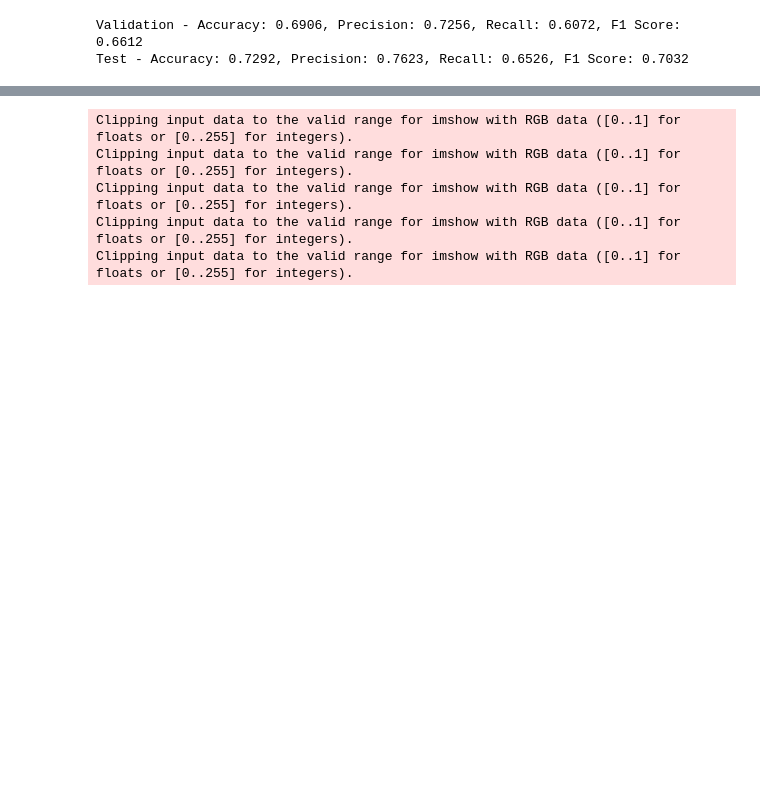
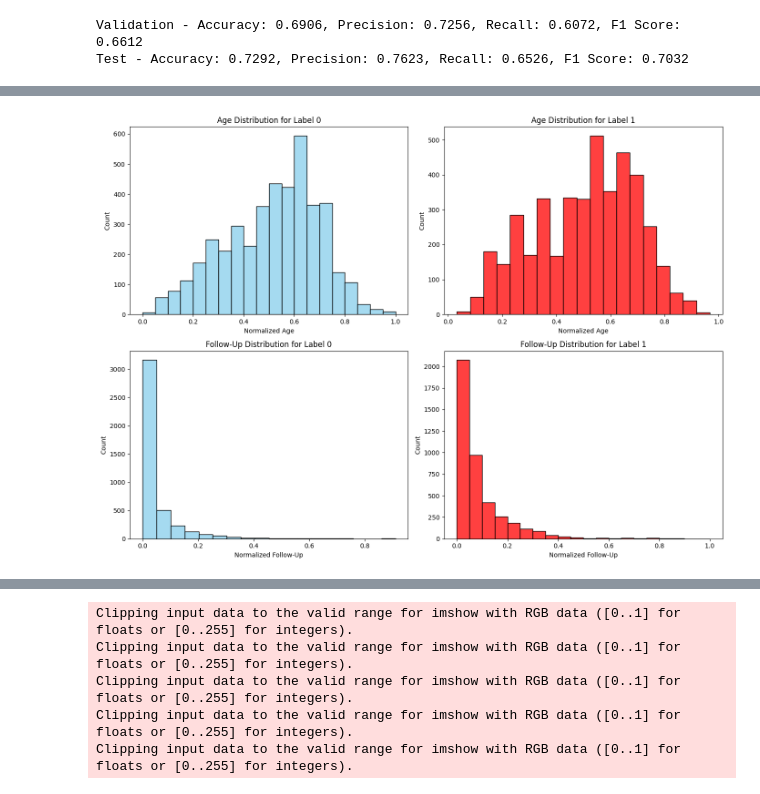
Before and after one commit to sihvn/DeepLearningProject, a Jupyter notebook: chexnet/main.ipynb, the cells around one changed output, grey strips where cells are left out. Drawn from its saved outputs; the diff is of its cells as text; code cells hidden in the pictures; blank space fills up the shorter version.

```diff
--- a/chexnet/main.ipynb
+++ b/chexnet/main.ipynb
@@ -351,0 +284,32 @@ RuntimeError: mat1 and mat2 shapes cannot be multiplied (7168x1 and 49x1024)
+# %%
+#Separate
+label_0_df = train_df[train_df['Pneumothorax'] == 0]
+label_1_df = train_df[train_df['Pneumothorax'] == 1]
+
+fig, axes = plt.subplots(2, 2, figsize=(14, 10))
+
+sns.histplot(label_0_df, x='Age_normalized', kde=False, color="skyblue", ax=axes[0, 0], binwidth=0.05)
+axes[0, 0].set_title('Age Distribution for Label 0')
+axes[0, 0].set_xlabel('Normalized Age')
+axes[0, 0].set_ylabel('Count')
+
+
+sns.histplot(label_1_df, x='Age_normalized', kde=False, color="red", ax=axes[0, 1], binwidth=0.05)
+axes[0, 1].set_title('Age Distribution for Label 1')
+axes[0, 1].set_xlabel('Normalized Age')
+axes[0, 1].set_ylabel('Count')
+
+sns.histplot(label_0_df, x='FollowUp_normalized', kde=False, color="skyblue", ax=axes[1, 0], binwidth=0.05)
+axes[1, 0].set_title('Follow-Up Distribution for Label 0')
+axes[1, 0].set_xlabel('Normalized Follow-Up')
+axes[1, 0].set_ylabel('Count')
+
+sns.histplot(label_1_df, x='FollowUp_normalized', kde=False, color="red", ax=axes[1, 1], binwidth=0.05)
+axes[1, 1].set_title('Follow-Up Distribution for Label 1')
+axes[1, 1].set_xlabel('Normalized Follow-Up')
+axes[1, 1].set_ylabel('Count')
+
+plt.tight_layout()
+plt.show()
+# %% [output]
+[figure, added]
```
Also changed, not shown: parts of 12 cells of this notebook.
